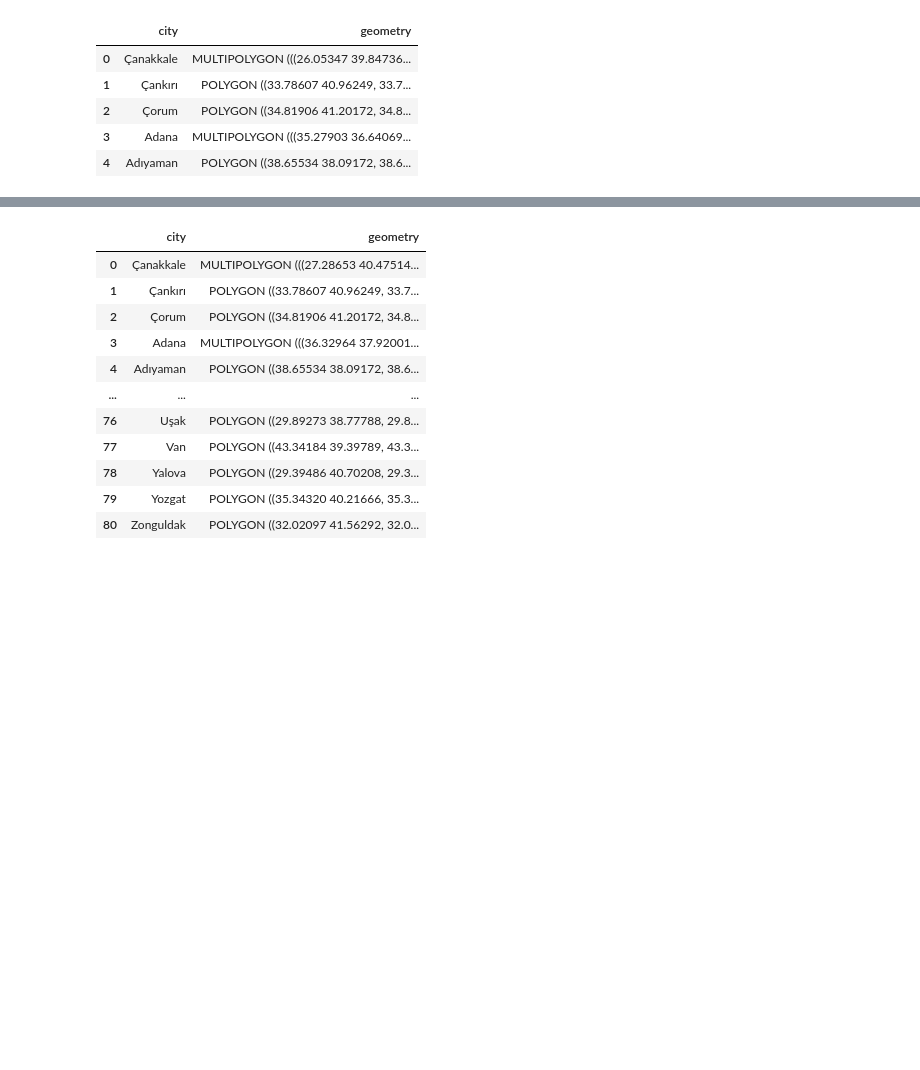
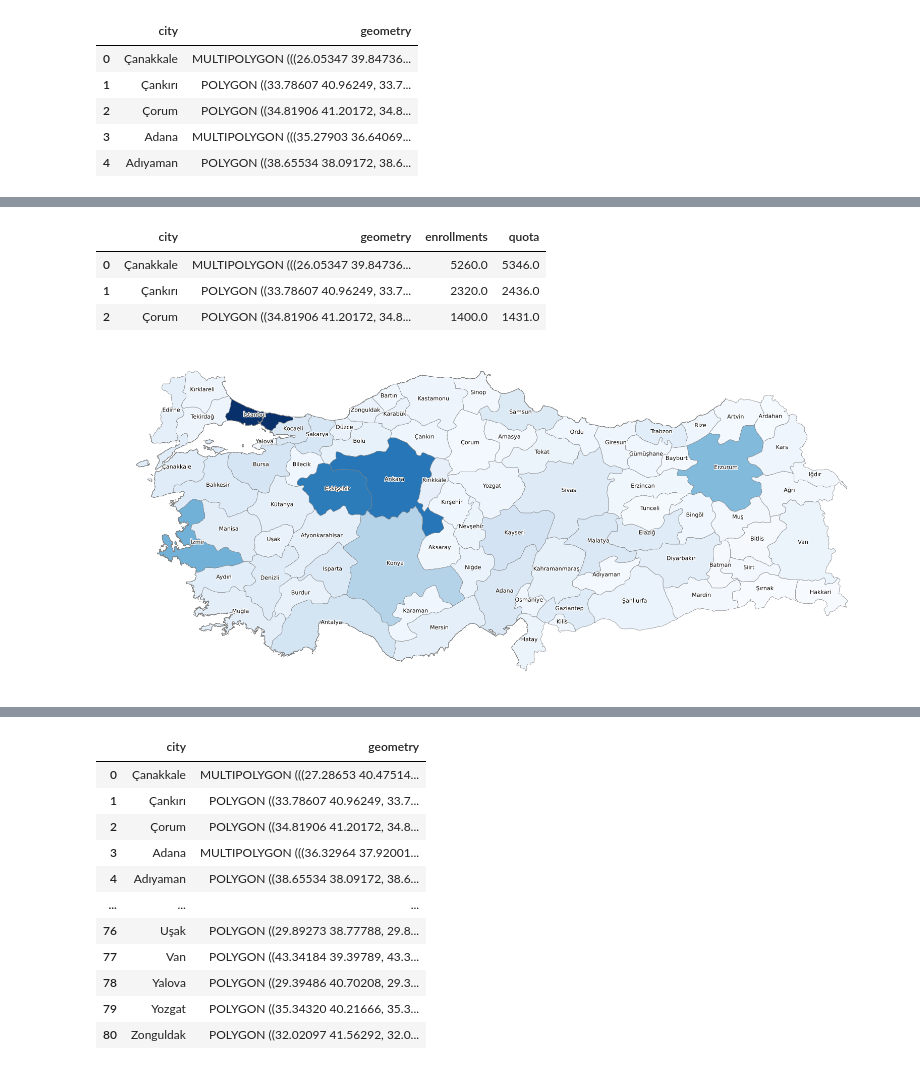
Before and after one commit to onertartan/high-education-analysis-of-turkey, a Jupyter notebook: turkey_map.ipynb, the cells around one changed output, grey strips where cells are left out. Cells and saved outputs as stored; diff of their text form; code cells hidden in the pictures; blank space fills up the shorter version.

```diff
--- a/turkey_map.ipynb
+++ b/turkey_map.ipynb
@@ -56,0 +94,3 @@ gdf.loc[0]["geometry"].centroid.y
+# %%
+df_quota_state.columns = df_state_universities.loc[df_quota_state.columns]["city"]
+df_quota_state.head(2)
@@ -56,0 +116,3 @@ gdf.loc[0]["geometry"].centroid.y
+# %%
+df_result = df_quota_state.groupby(level=[1]).sum().T
+df_result.head(2)
@@ -56,0 +130,4 @@ gdf.loc[0]["geometry"].centroid.y
+# %%
+df_result =df_result.groupby("city").sum()
+print("df_result.shape",df_result.shape) # There are 81 cities in Turkey
+df_result.head(2)
@@ -56,0 +140,12 @@ gdf.loc[0]["geometry"].centroid.y
+# %%
+gdf = gdf.merge(df_result, how="left", on="city")
+gdf.head(3)
+# %% [output]
+|  | city | geometry | enrollments | quota |
+| 0 | Çanakkale | MULTIPOLYGON (((26.05347 39.84736... | 5260.0 | 5346.0 |
+| 1 | Çankırı | POLYGON ((33.78607 40.96249, 33.7... | 2320.0 | 2436.0 |
+| 2 | Çorum | POLYGON ((34.81906 41.20172, 34.8... | 1400.0 | 1431.0 |
+# %%
+plot_map(gdf,col="enrollments")
+# %% [output]
+[figure, added]
```
Also changed, not shown: parts of 19 cells of this notebook, 3 other files.
